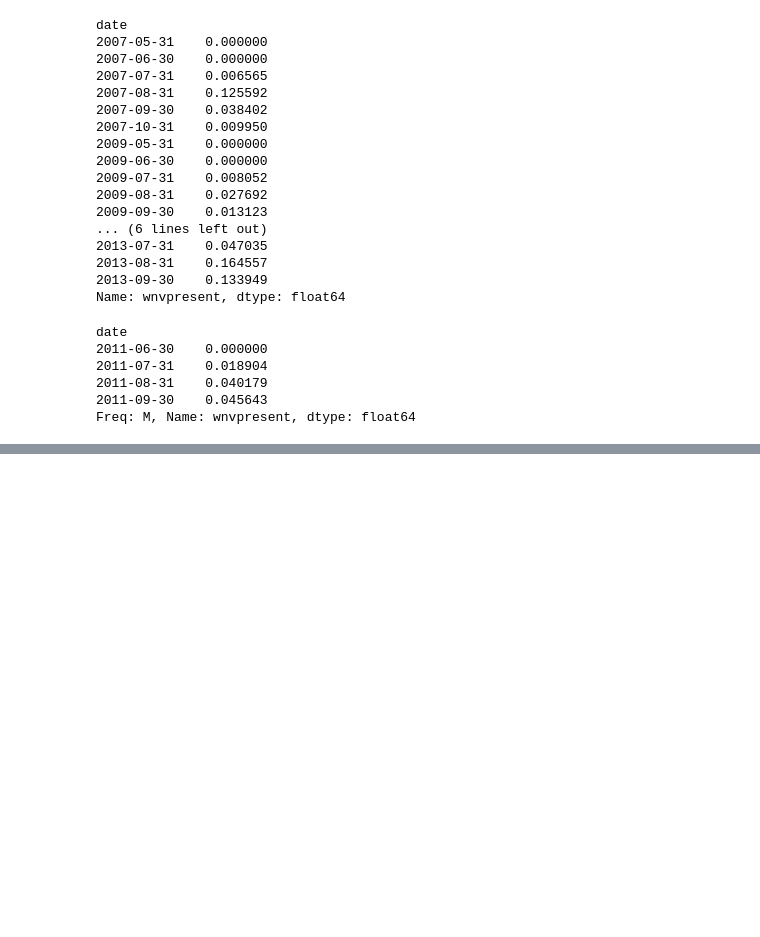
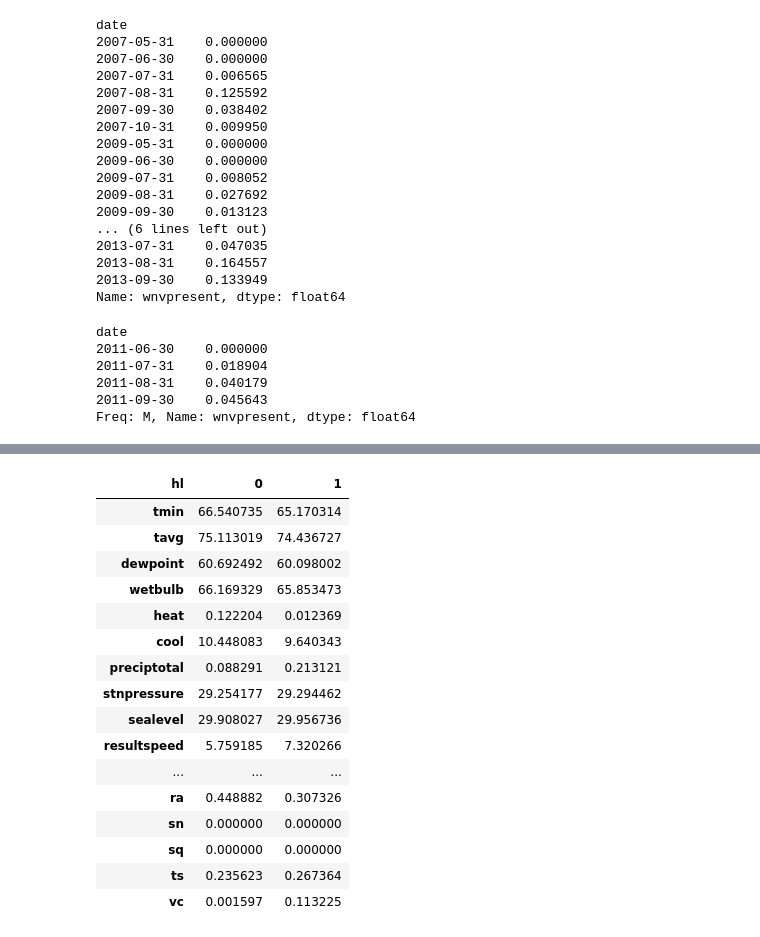
Before and after one commit to msamhz/GA-Project_4, a Jupyter notebook: code/test_data.ipynb, the cells around one changed output, grey strips where cells are left out. Saved outputs shown, nothing was run; the diff lists cells and outputs as text; code cells hidden in the pictures; blank space fills up the shorter version.

```diff
--- a/code/test_data.ipynb
+++ b/code/test_data.ipynb
@@ -691,0 +778,20 @@ Freq: M, Name: wnvpresent, dtype: float64
+# %%
+t1.groupby('hl').mean().T
+# %% [output]
+| hl | 0 | 1 |
+| tmin | 66.540735 | 65.170314 |
+| tavg | 75.113019 | 74.436727 |
+| dewpoint | 60.692492 | 60.098002 |
+| wetbulb | 66.169329 | 65.853473 |
+| heat | 0.122204 | 0.012369 |
+| cool | 10.448083 | 9.640343 |
+| preciptotal | 0.088291 | 0.213121 |
+| stnpressure | 29.254177 | 29.294462 |
+| sealevel | 29.908027 | 29.956736 |
+| resultspeed | 5.759185 | 7.320266 |
+| ... | ... | ... |
+| ra | 0.448882 | 0.307326 |
+| sn | 0.000000 | 0.000000 |
+| sq | 0.000000 | 0.000000 |
+| ts | 0.235623 | 0.267364 |
+| vc | 0.001597 | 0.113225 |
```
Also changed, not shown: parts of 16 cells of this notebook.
